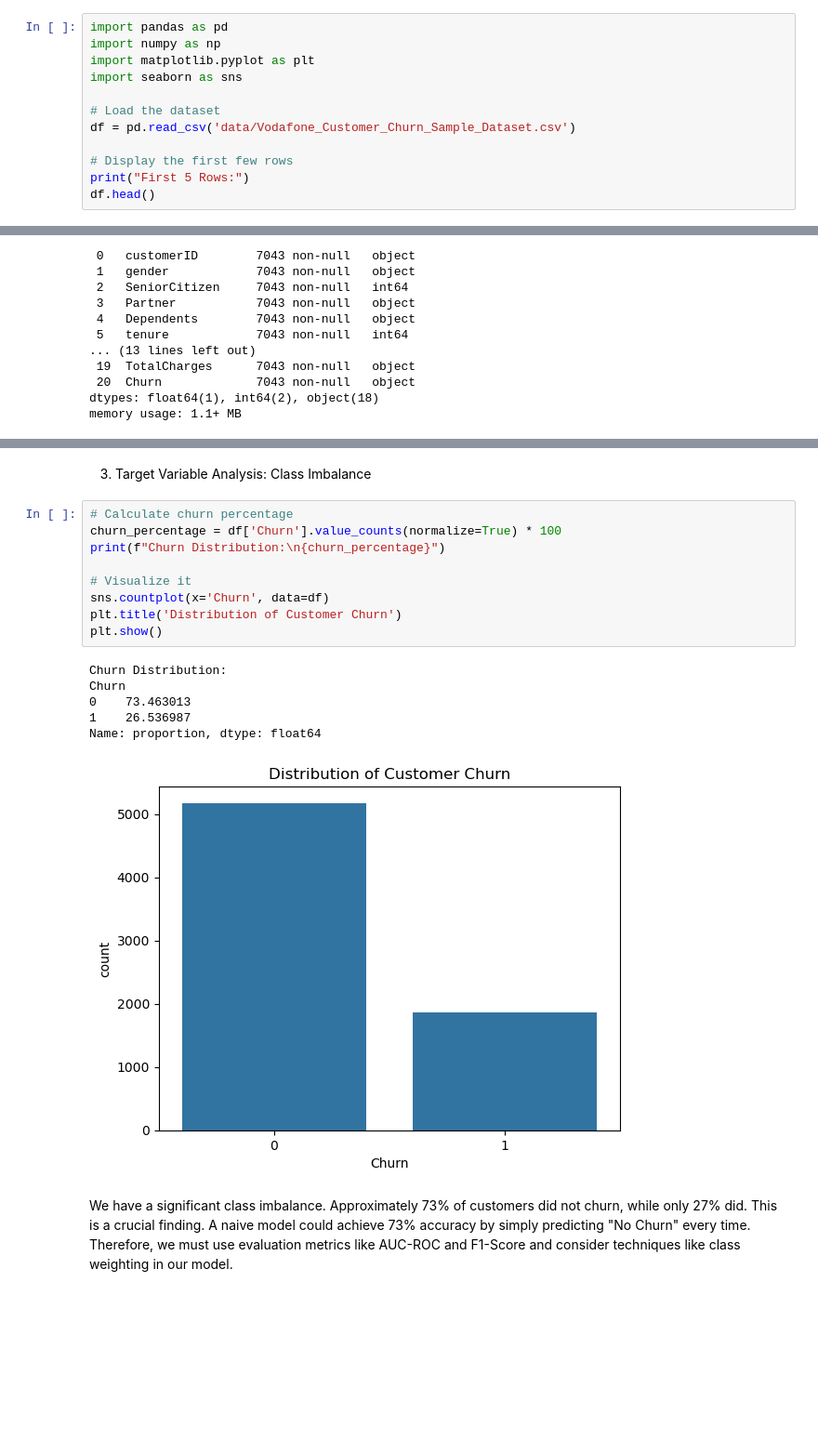
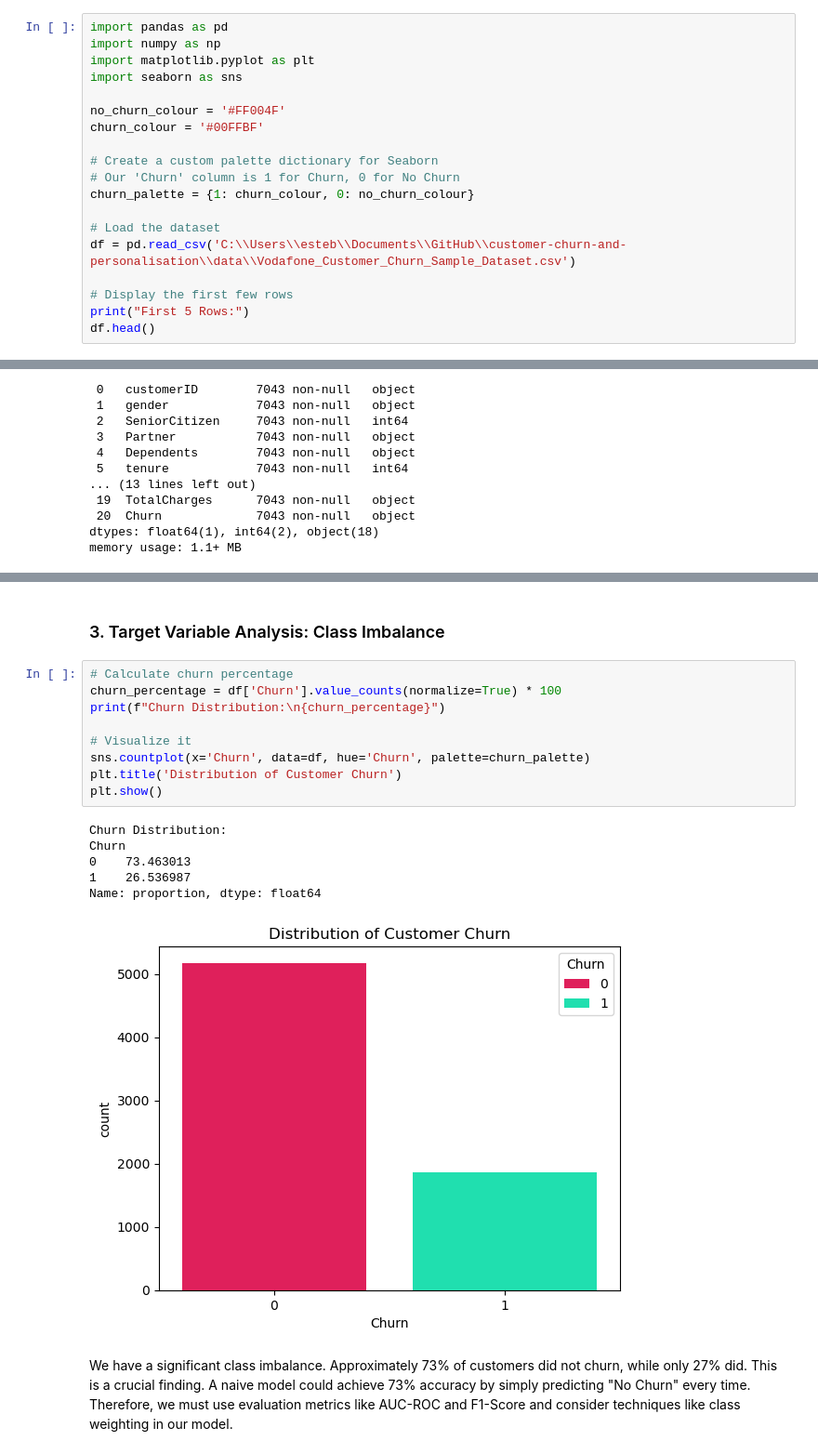
Before and after one commit to esteban-russi/customer-churn-and-personalisation, a Jupyter notebook: code/0-eda.ipynb, the cells around one changed output, grey strips where cells are left out. Shown: that part at 93% size. Cells and saved outputs as stored; diff of their text form; blank space fills up the shorter version.

```diff
--- a/code/0-eda.ipynb
+++ b/code/0-eda.ipynb
@@ -8,8 +8,15 @@ import numpy as np
 import matplotlib.pyplot as plt
 import seaborn as sns
 
+no_churn_colour = '#FF004F'
+churn_colour = '#00FFBF'
+
+# Create a custom palette dictionary for Seaborn
+# Our 'Churn' column is 1 for Churn, 0 for No Churn
+churn_palette = {1: churn_colour, 0: no_churn_colour}
+
 # Load the dataset
-df = pd.read_csv('data/Vodafone_Customer_Churn_Sample_Dataset.csv')
+df = pd.read_csv('C:\\Users\\esteb\\Documents\\GitHub\\customer-churn-and-personalisation\\data\\Vodafone_Customer_Churn_Sample_Dataset.csv')
 
 # Display the first few rows
 print("First 5 Rows:")
@@ -83,23 +92,23 @@ For example, when doing 'df[col].method(value, inplace=True)', try using 'df.met
 
   df['TotalCharges'].fillna(0, inplace=True)
 # %% [markdown]
-3. Target Variable Analysis: Class Imbalance
+### 3. Target Variable Analysis: Class Imbalance
 # %%
 # Calculate churn percentage
 churn_percentage = df['Churn'].value_counts(normalize=True) * 100
 print(f"Churn Distribution:\n{churn_percentage}")
 
 # Visualize it
-sns.countplot(x='Churn', data=df)
+sns.countplot(x='Churn', data=df, hue='Churn', palette=churn_palette)
 plt.title('Distribution of Customer Churn')
 plt.show()
 # %% [output]
 Churn Distribution:
 Churn
 0    73.463013
 1    26.536987
 Name: proportion, dtype: float64
-[figure, old version]
+[figure, new version]
 # %% [markdown]
 We have a significant class imbalance. Approximately 73% of customers did not churn, while only 27% did. This is a crucial finding. A naive model could achieve 73% accuracy by simply predicting "No Churn" every time. Therefore, we must use evaluation metrics like AUC-ROC and F1-Score and consider techniques like class weighting in our model.
 # %% [markdown]
```
Also changed, not shown: parts of 13 cells of this notebook.
